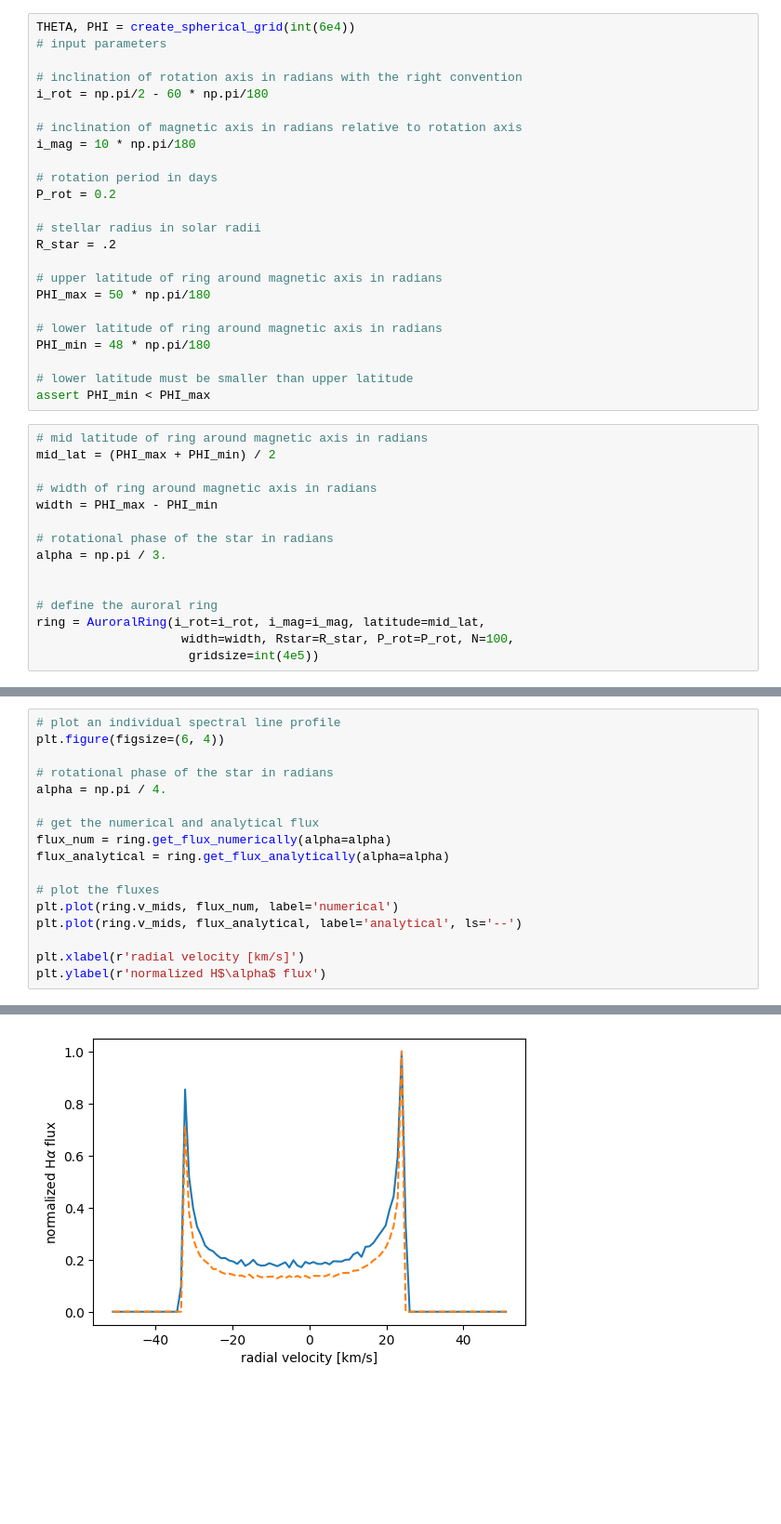
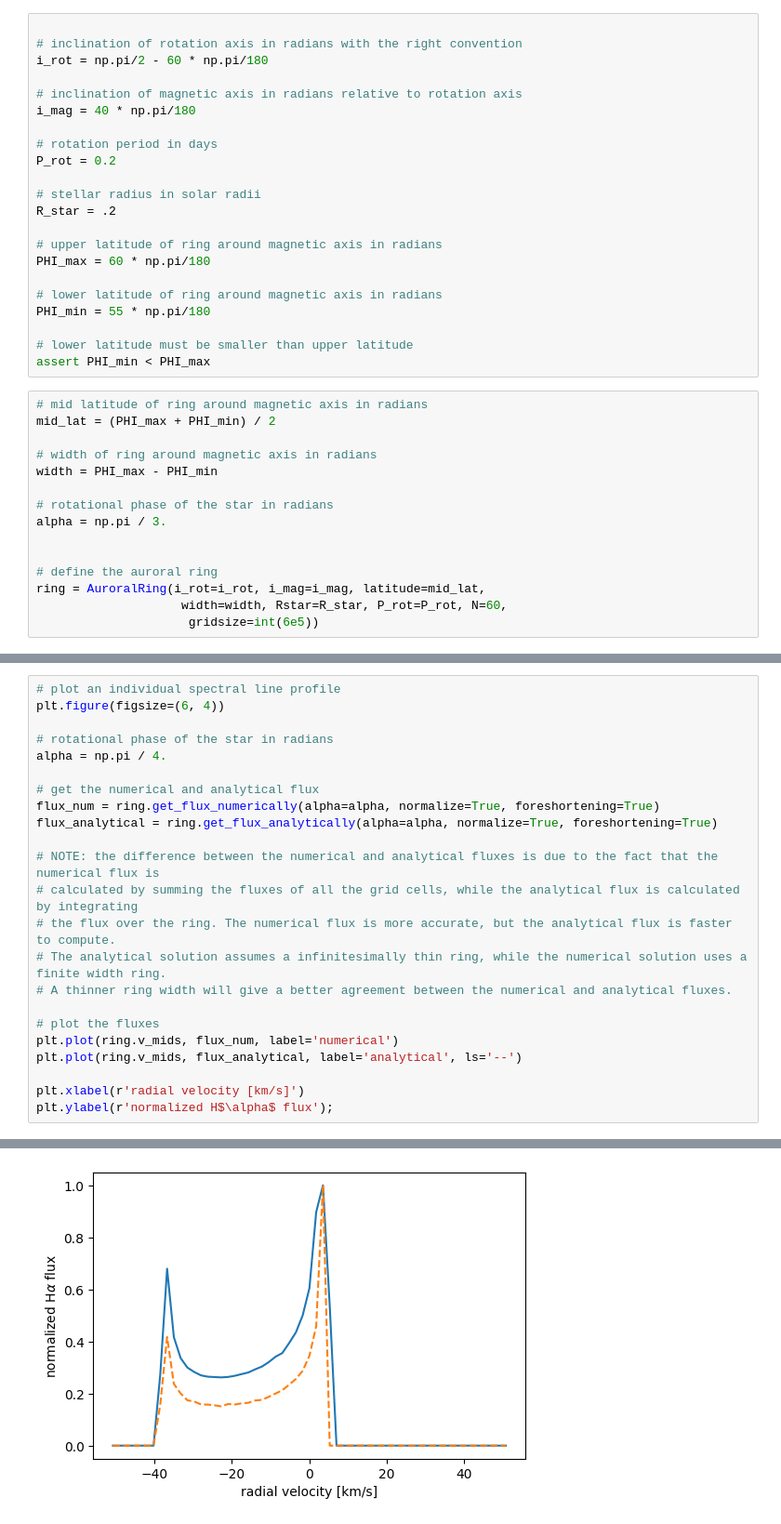
Before and after one commit to ekaterinailin/2023_10_Oblique_Ring, a Jupyter notebook: introduction_to_auroral_ring.ipynb, the cells around one changed output, grey strips where cells are left out. Shown: that part at 93% size. Drawn from its saved outputs; the diff is of its cells as text; blank space fills up the shorter version.

```diff
--- a/introduction_to_auroral_ring.ipynb
+++ b/introduction_to_auroral_ring.ipynb
@@ -10,13 +8,11 @@ from funcs.geometry import (create_spherical_grid,
 from funcs.auroralring import AuroralRing
 # %%
-THETA, PHI = create_spherical_grid(int(6e4))
-# input parameters
 
 # inclination of rotation axis in radians with the right convention
 i_rot = np.pi/2 - 60 * np.pi/180
 
 # inclination of magnetic axis in radians relative to rotation axis
-i_mag = 10 * np.pi/180
+i_mag = 40 * np.pi/180
 
 # rotation period in days
 P_rot = 0.2
@@ -25,10 +21,10 @@ P_rot = 0.2
 R_star = .2
 
 # upper latitude of ring around magnetic axis in radians
-PHI_max = 50 * np.pi/180
+PHI_max = 60 * np.pi/180
 
 # lower latitude of ring around magnetic axis in radians
-PHI_min = 48 * np.pi/180
+PHI_min = 55 * np.pi/180
 
 # lower latitude must be smaller than upper latitude
 assert PHI_min < PHI_max
@@ -45,8 +41,8 @@ alpha = np.pi / 3.
 
 # define the auroral ring
 ring = AuroralRing(i_rot=i_rot, i_mag=i_mag, latitude=mid_lat,
-                    width=width, Rstar=R_star, P_rot=P_rot, N=100,
-                     gridsize=int(4e5))
+                    width=width, Rstar=R_star, P_rot=P_rot, N=60,
+                     gridsize=int(6e5))
 # %%
 # plot the sphere with the auroral ring
 fig, ax = ring.plot_setup_sphere()
@@ -84,13 +85,19 @@ plt.figure(figsize=(6, 4))
 alpha = np.pi / 4.
 
 # get the numerical and analytical flux
-flux_num = ring.get_flux_numerically(alpha=alpha)
-flux_analytical = ring.get_flux_analytically(alpha=alpha)
+flux_num = ring.get_flux_numerically(alpha=alpha, normalize=True, foreshortening=True)
+flux_analytical = ring.get_flux_analytically(alpha=alpha, normalize=True, foreshortening=True)
+
+# NOTE: the difference between the numerical and analytical fluxes is due to the fact that the numerical flux is
+# calculated by summing the fluxes of all the grid cells, while the analytical flux is calculated by integrating
+# the flux over the ring. The numerical flux is more accurate, but the analytical flux is faster to compute.
+# The analytical solution assumes a infinitesimally thin ring, while the numerical solution uses a finite width ring.
+# A thinner ring width will give a better agreement between the numerical and analytical fluxes.
 
 # plot the fluxes
 plt.plot(ring.v_mids, flux_num, label='numerical')
 plt.plot(ring.v_mids, flux_analytical, label='analytical', ls='--')
 
 plt.xlabel(r'radial velocity [km/s]')
-plt.ylabel(r'normalized H$\alpha$ flux')
+plt.ylabel(r'normalized H$\alpha$ flux');
 # %% [output]
@@ -98 +104 @@ Text(0, 0.5, 'normalized H$\\alpha$ flux')
-[figure, old version]
+[figure, new version]
```
Also changed, not shown: parts of 4 cells of this notebook, 2 other files.
